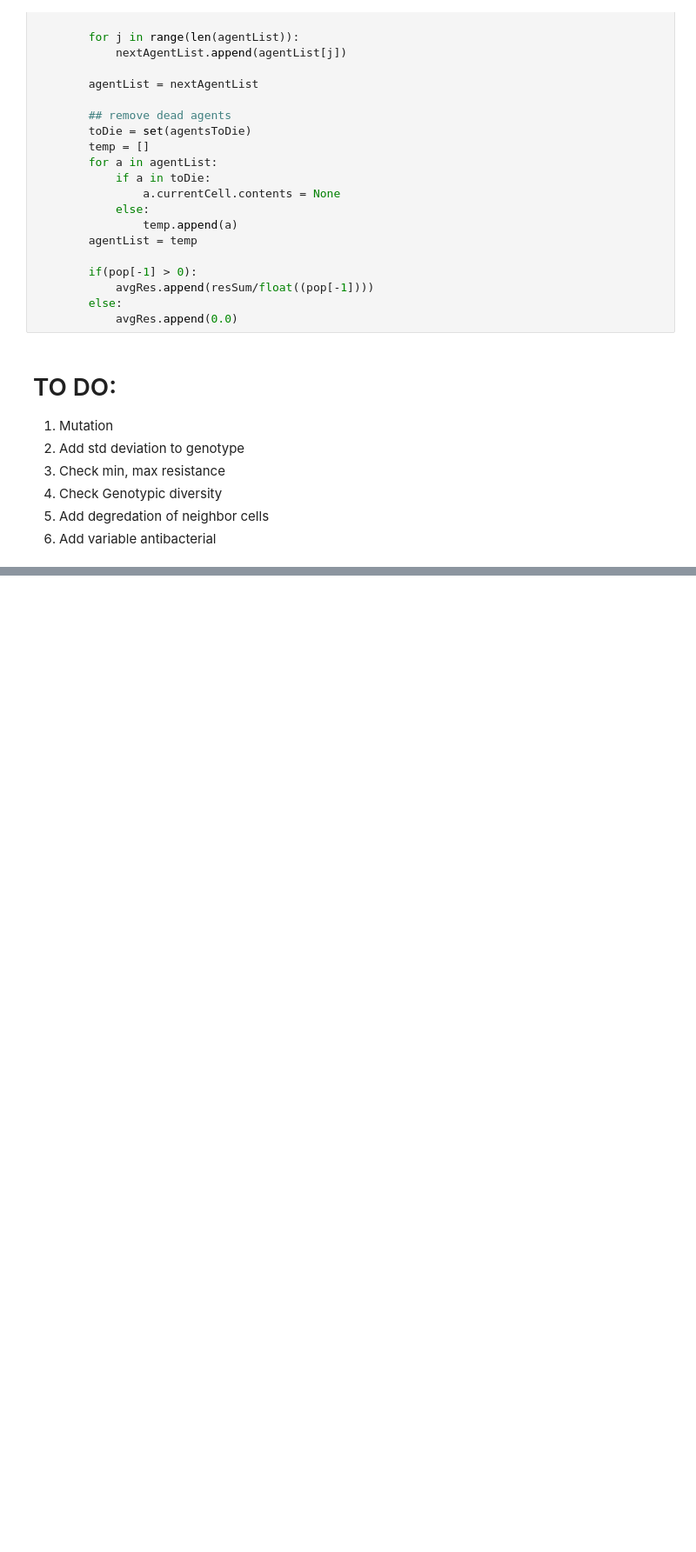
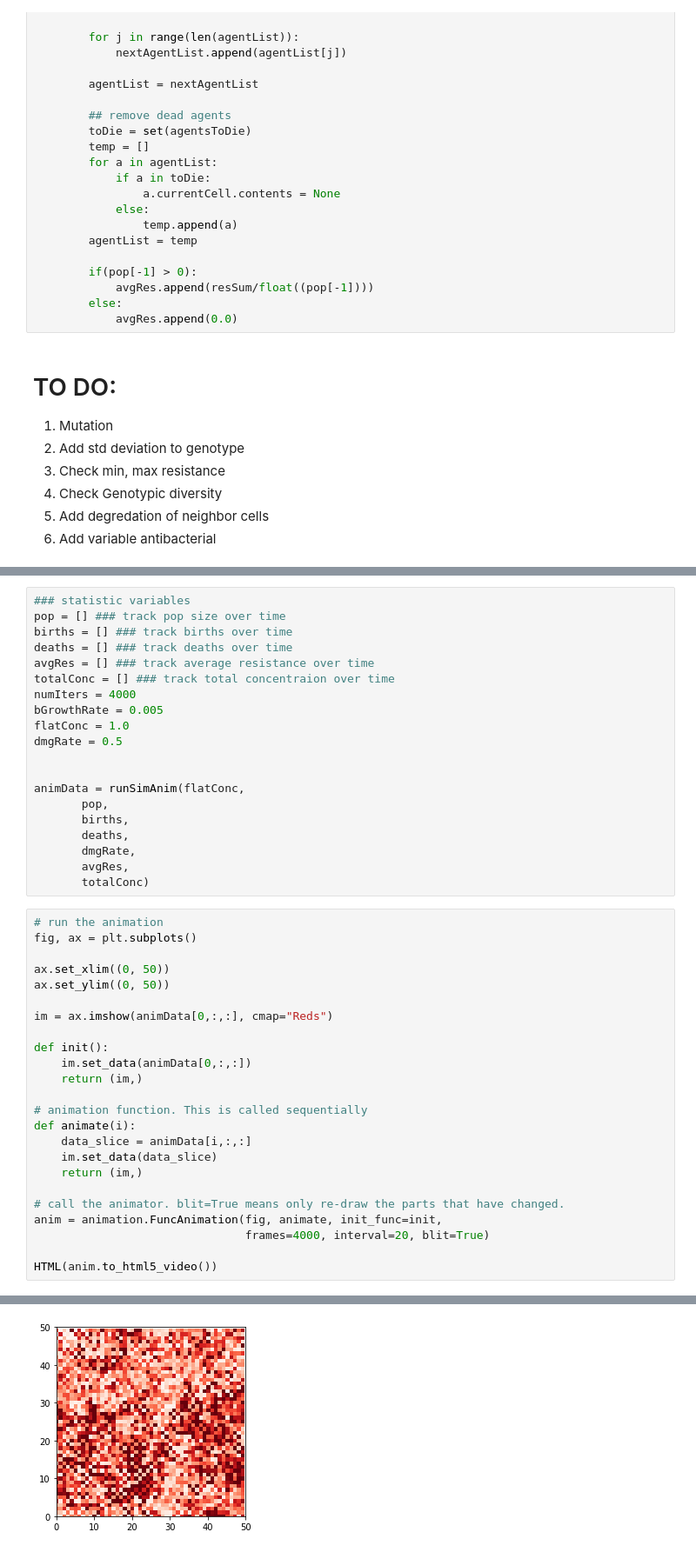
Before and after one commit to KirtusLeyba/pheno-evo, a Jupyter notebook: python_src/ModelTests.ipynb, the cells around one changed output, grey strips where cells are left out. Shown at 87% size. Saved outputs shown, nothing was run; the diff lists cells and outputs as text; blank space fills up the shorter version.

```diff
--- a/python_src/ModelTests.ipynb
+++ b/python_src/ModelTests.ipynb
@@ -264,0 +395,45 @@ def runSim(flatConc,
+# %%
+### statistic variables
+pop = [] ### track pop size over time
+births = [] ### track births over time
+deaths = [] ### track deaths over time
+avgRes = [] ### track average resistance over time
+totalConc = [] ### track total concentraion over time
+numIters = 4000
+bGrowthRate = 0.005
+flatConc = 1.0
+dmgRate = 0.5
+
+
+animData = runSimAnim(flatConc,
+       pop,
+       births,
+       deaths,
+       dmgRate,
+       avgRes,
+       totalConc)
+# %%
+# run the animation
+fig, ax = plt.subplots()
+
+ax.set_xlim((0, 50))
+ax.set_ylim((0, 50))
+
+im = ax.imshow(animData[0,:,:], cmap="Reds")
+
+def init():
+    im.set_data(animData[0,:,:])
+    return (im,)
+
+# animation function. This is called sequentially
+def animate(i):
+    data_slice = animData[i,:,:]
+    im.set_data(data_slice)
+    return (im,)
+
+# call the animator. blit=True means only re-draw the parts that have changed.
+anim = animation.FuncAnimation(fig, animate, init_func=init,
+                               frames=4000, interval=20, blit=True)
+
+HTML(anim.to_html5_video())
+# %% [output]
@@ -264,0 +441 @@ def runSim(flatConc,
+[figure, added]
```
Also changed, not shown: parts of 22 cells of this notebook, 2 other files.
